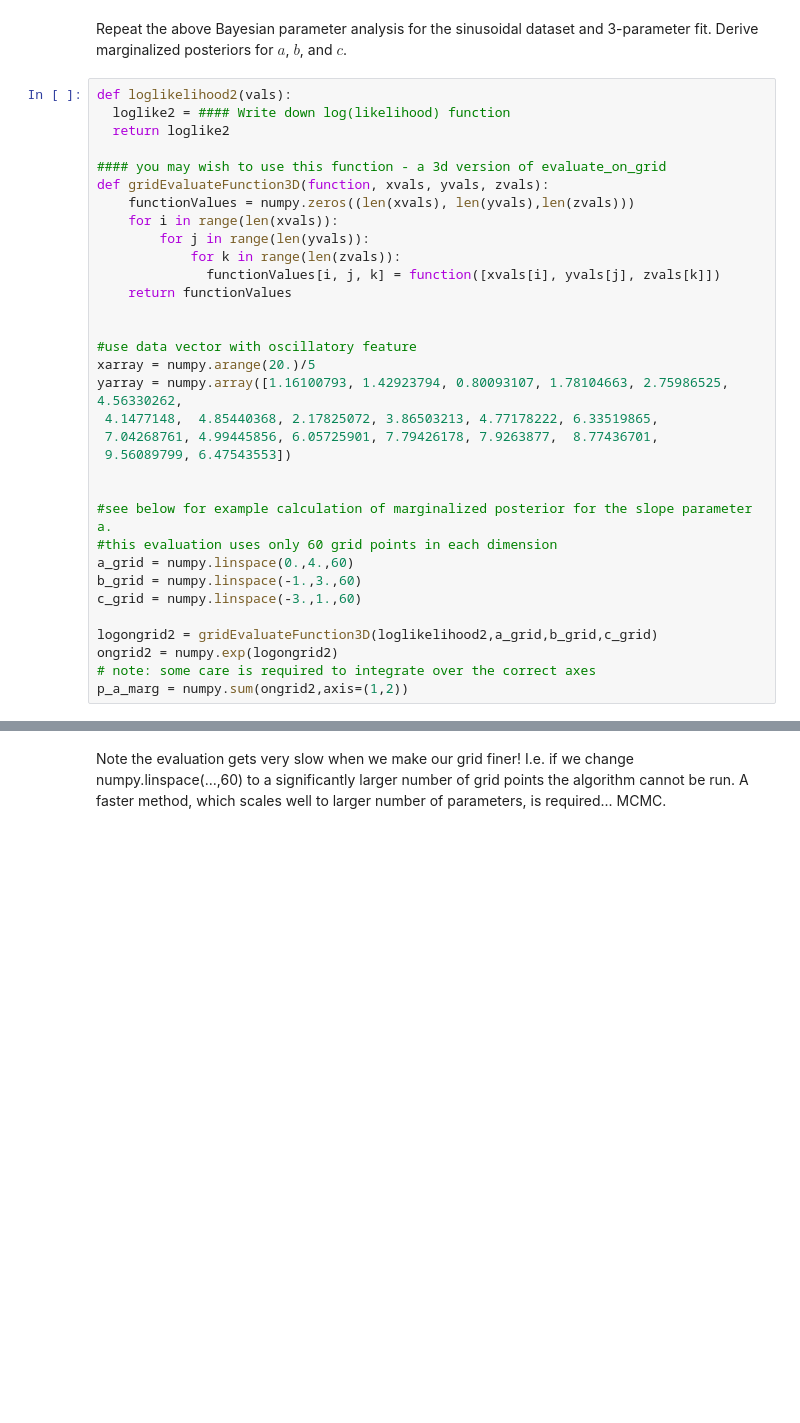
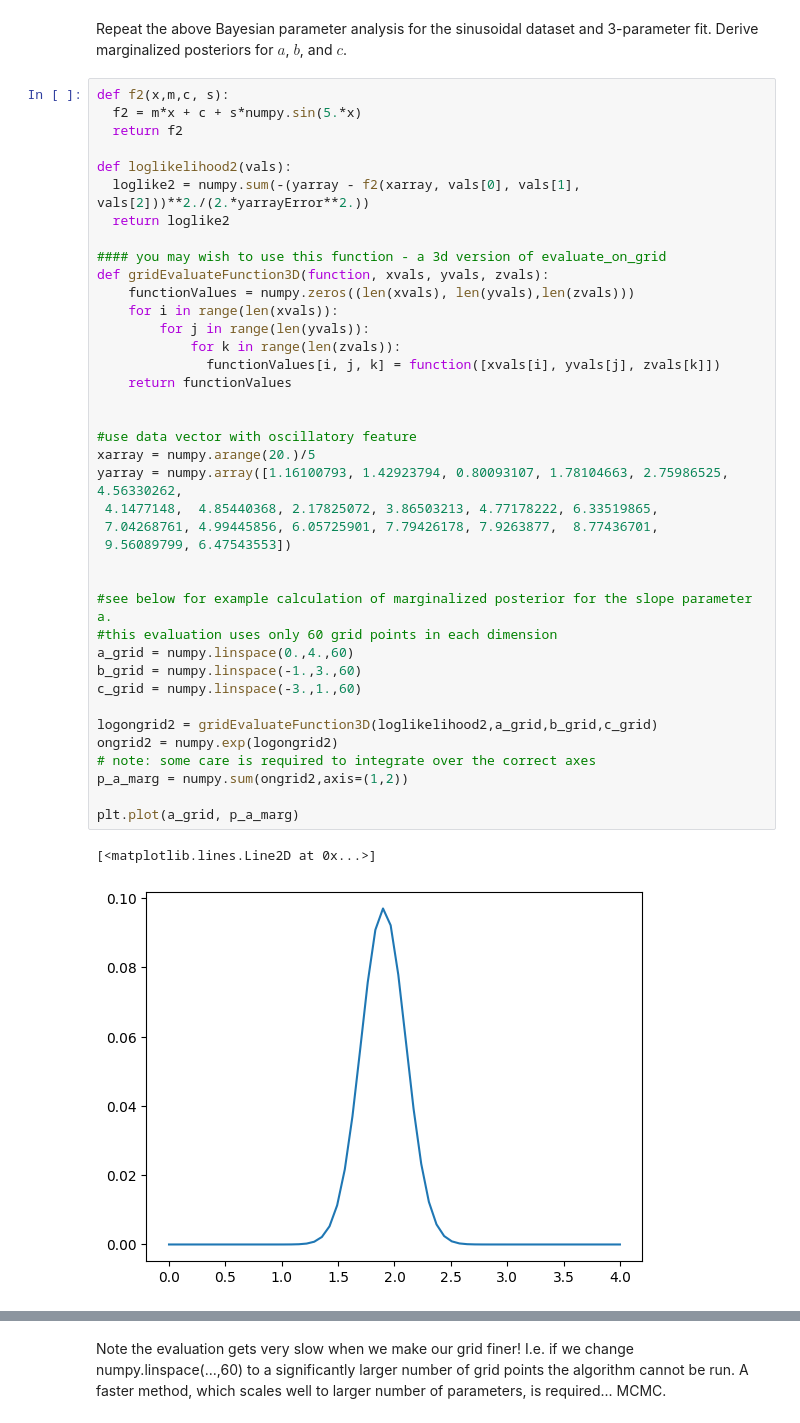
Before and after one commit to genaiwithshubham/machine-learning-practice, a Jupyter notebook: courseInfosysNotebookFinal2025.ipynb, the cells around one changed output, grey strips where cells are left out. Cells and saved outputs as stored; diff of their text form; blank space fills up the shorter version.

```diff
--- a/courseInfosysNotebookFinal2025.ipynb
+++ b/courseInfosysNotebookFinal2025.ipynb
@@ -352,35 +352,44 @@ pylab.plot(b_grid, p_b_marg, label="B", )
 # %% [markdown]
 Repeat the above Bayesian parameter analysis for the sinusoidal dataset and 3-parameter fit. Derive marginalized posteriors for $a$, $b$, and $c$.
 # %%
+def f2(x,m,c, s):
+  f2 = m*x + c + s*numpy.sin(5.*x)
+  return f2
+
 def loglikelihood2(vals):
-  loglike2 = #### Write down log(likelihood) function
+  loglike2 = numpy.sum(-(yarray - f2(xarray, vals[0], vals[1], vals[2]))**2./(2.*yarrayError**2.))
   return loglike2
 
 #### you may wish to use this function - a 3d version of evaluate_on_grid
 def gridEvaluateFunction3D(function, xvals, yvals, zvals):
     functionValues = numpy.zeros((len(xvals), len(yvals),len(zvals)))
     for i in range(len(xvals)):
         for j in range(len(yvals)):
             for k in range(len(zvals)):
               functionValues[i, j, k] = function([xvals[i], yvals[j], zvals[k]])
     return functionValues
 
 
 #use data vector with oscillatory feature
 xarray = numpy.arange(20.)/5
 yarray = numpy.array([1.16100793, 1.42923794, 0.80093107, 1.78104663, 2.75986525, 4.56330262,
  4.1477148,  4.85440368, 2.17825072, 3.86503213, 4.77178222, 6.33519865,
  7.04268761, 4.99445856, 6.05725901, 7.79426178, 7.9263877,  8.77436701,
  9.56089799, 6.47543553])
 
 
 #see below for example calculation of marginalized posterior for the slope parameter a.
 #this evaluation uses only 60 grid points in each dimension
 a_grid = numpy.linspace(0.,4.,60)
 b_grid = numpy.linspace(-1.,3.,60)
 c_grid = numpy.linspace(-3.,1.,60)
 
 logongrid2 = gridEvaluateFunction3D(loglikelihood2,a_grid,b_grid,c_grid)
 ongrid2 = numpy.exp(logongrid2)
 # note: some care is required to integrate over the correct axes
 p_a_marg = numpy.sum(ongrid2,axis=(1,2))
+
+plt.plot(a_grid, p_a_marg)
+# %% [output]
+[<matplotlib.lines.Line2D at 0x...>]
+[figure, added]
```
Also changed, not shown: parts of 4 cells of this notebook.
